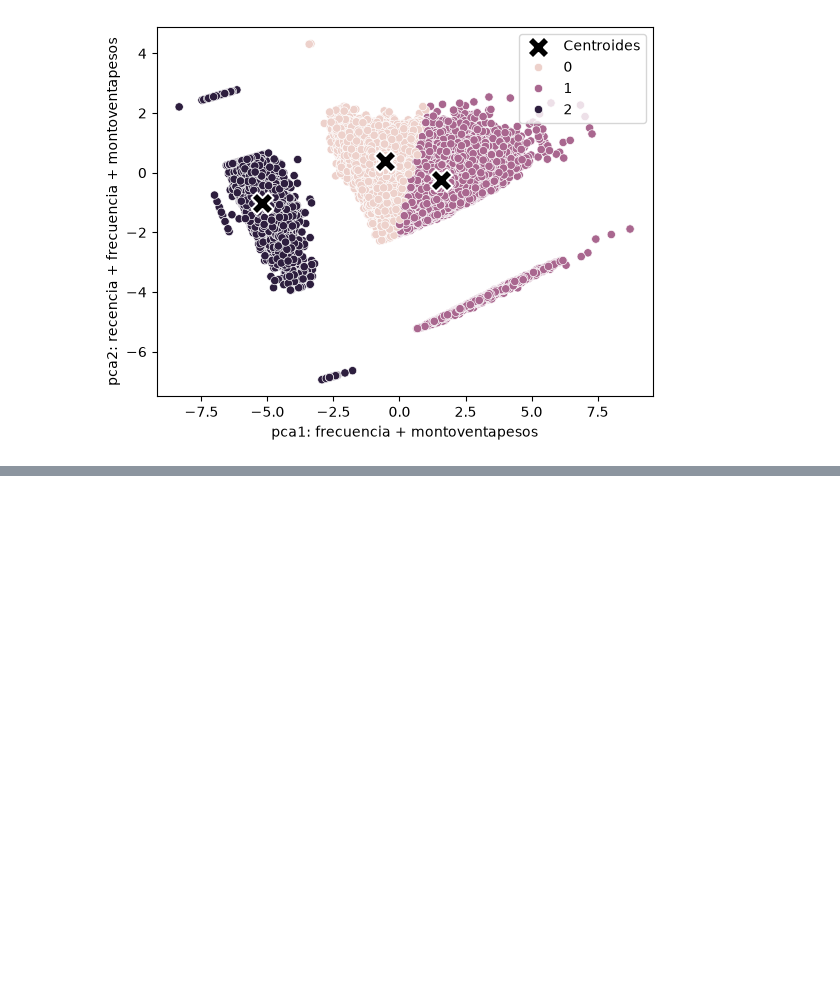
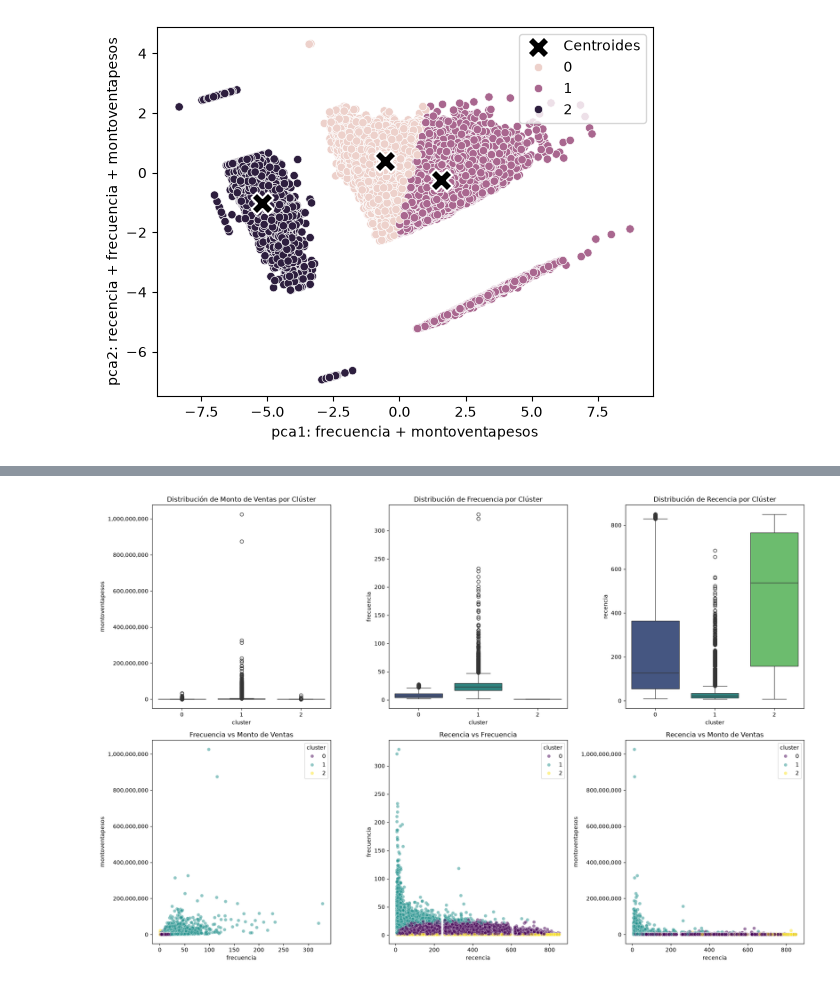
Before and after one commit to TheKey06/Market_Basket_Analysis, a Jupyter notebook: data/EDA.ipynb, the cells around one changed output, grey strips where cells are left out. Drawn from its saved outputs; the diff is of its cells as text; code cells hidden in the pictures; blank space fills up the shorter version.

```diff
--- a/data/EDA.ipynb
+++ b/data/EDA.ipynb
@@ -207,0 +300,78 @@ plt.legend(loc = 'upper right')
+# %%
+import matplotlib.ticker as ticker
+
+# Crear una figura con múltiples subplots para analizar las dimensiones RFM por clúster
+fig, axes = plt.subplots(nrows=2, ncols=3, figsize=(18, 12))
+
+# 1. Boxplot de Monto de Ventas por Clúster
+sns.boxplot(
+    data=clientes_positivos,
+    x='cluster',
+    y='montoventapesos',
+    ax=axes[0, 0],
+    palette='viridis'
+)
+axes[0, 0].set_title('Distribución de Monto de Ventas por Clúster')
+axes[0, 0].yaxis.set_major_formatter(ticker.FuncFormatter(lambda x, pos: f'{x:,.0f}'))
+
+# 2. Boxplot de Frecuencia por Clúster
+sns.boxplot(
+    data=clientes_positivos,
+    x='cluster',
+    y='frecuencia',
+    ax=axes[0, 1],
+    palette='viridis'
+)
+axes[0, 1].set_title('Distribución de Frecuencia por Clúster')
+
+# 3. Boxplot de Recencia por Clúster
+sns.boxplot(
+    data=clientes_positivos,
+    x='cluster',
+    y='recencia',
+    ax=axes[0, 2],
+    palette='viridis'
+)
+axes[0, 2].set_title('Distribución de Recencia por Clúster')
+
+# 4. Scatter Plot: Frecuencia vs Monto de Ventas
+sns.scatterplot(
+    data=clientes_positivos,
+    x='frecuencia',
+    y='montoventapesos',
+    hue='cluster',
+    palette='viridis',
+    ax=axes[1, 0],
+    alpha=0.5
+)
+axes[1, 0].set_title('Frecuencia vs Monto de Ventas')
+axes[1, 0].yaxis.set_major_formatter(ticker.FuncFormatter(lambda x, pos: f'{x:,.0f}'))
+
+# 5. Scatter Plot: Recencia vs Frecuencia
+sns.scatterplot(
+    data=clientes_positivos,
+    x='recencia',
+    y='frecuencia',
+    hue='cluster',
+    palette='viridis',
+    ax=axes[1, 1],
+    alpha=0.5
+)
+axes[1, 1].set_title('Recencia vs Frecuencia')
+
+# 6. Scatter Plot: Recencia vs Monto de Ventas
+sns.scatterplot(
+    data=clientes_positivos,
+    x='recencia',
+    y='montoventapesos',
+    hue='cluster',
+    palette='viridis',
+    ax=axes[1, 2],
+    alpha=0.5
+)
+axes[1, 2].set_title('Recencia vs Monto de Ventas')
+axes[1, 2].yaxis.set_major_formatter(ticker.FuncFormatter(lambda x, pos: f'{x:,.0f}'))
+
+plt.tight_layout()
+plt.show()
+# %% [output]
@@ -207,0 +389 @@ plt.legend(loc = 'upper right')
+[figure, added]
```
Also changed, not shown: parts of 11 cells of this notebook, 1 other file.
